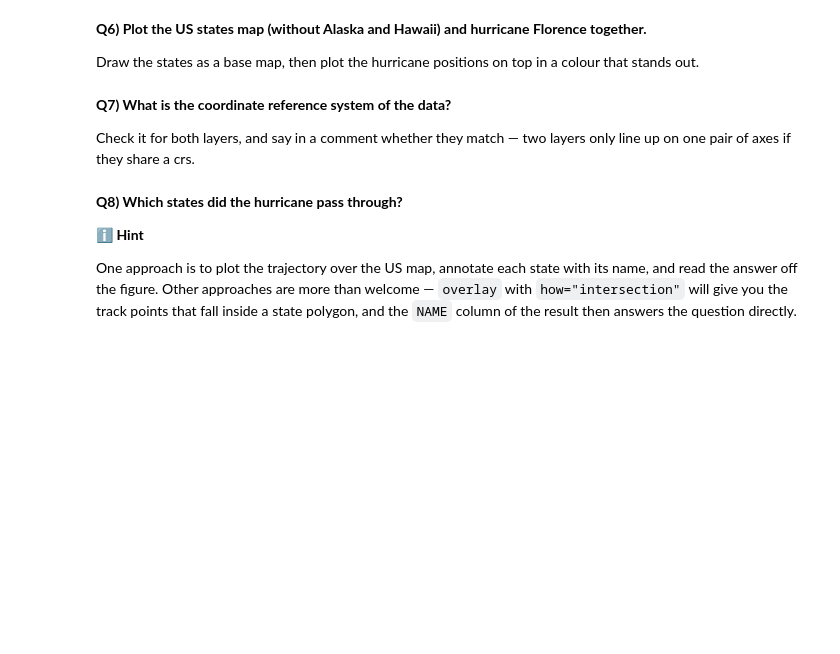
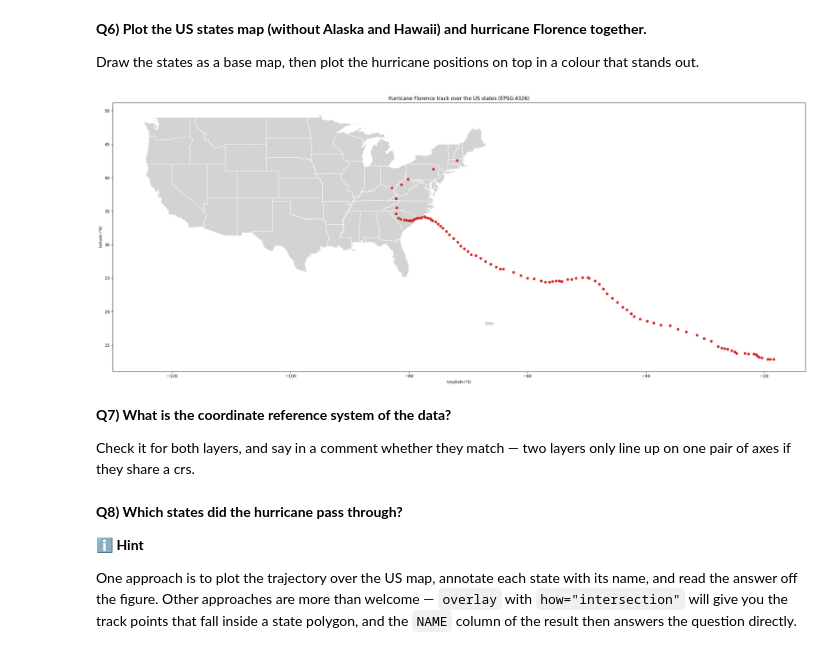
Before and after one commit to oliviaberset/2026_Intro_Python, a Jupyter notebook: live/part-I/1.6-geospatial-vector-data-environmental-exercises.ipynb, the cells around one changed output. Drawn from its saved outputs; the diff is of its cells as text; code cells hidden in the pictures; blank space fills up the shorter version.

```diff
--- a/live/part-I/1.6-geospatial-vector-data-environmental-exercises.ipynb
+++ b/live/part-I/1.6-geospatial-vector-data-environmental-exercises.ipynb
@@ -194,3 +192,14 @@ out.
+# %%
+# Plot to see the hurricane overlay the US map, with the hurricane position on top
+fig, ax = plt.subplots(figsize=(30, 20))
+states_in_us.plot(ax=ax, color="lightgrey", edgecolor="white")
+florence.plot(ax=ax, color="tab:red", markersize=30)
+ax.set_xlabel("longitude (°E)")
+ax.set_ylabel("latitude (°N)")
+ax.set_title("Hurricane Florence track over the US states (EPSG:4326)")
+plt.show()
+# %% [output]
+[figure, added]
 # %% [markdown]
 **Q7) What is the coordinate reference system of the data?**
 
```
Also changed, not shown: parts of 2 cells of this notebook.
